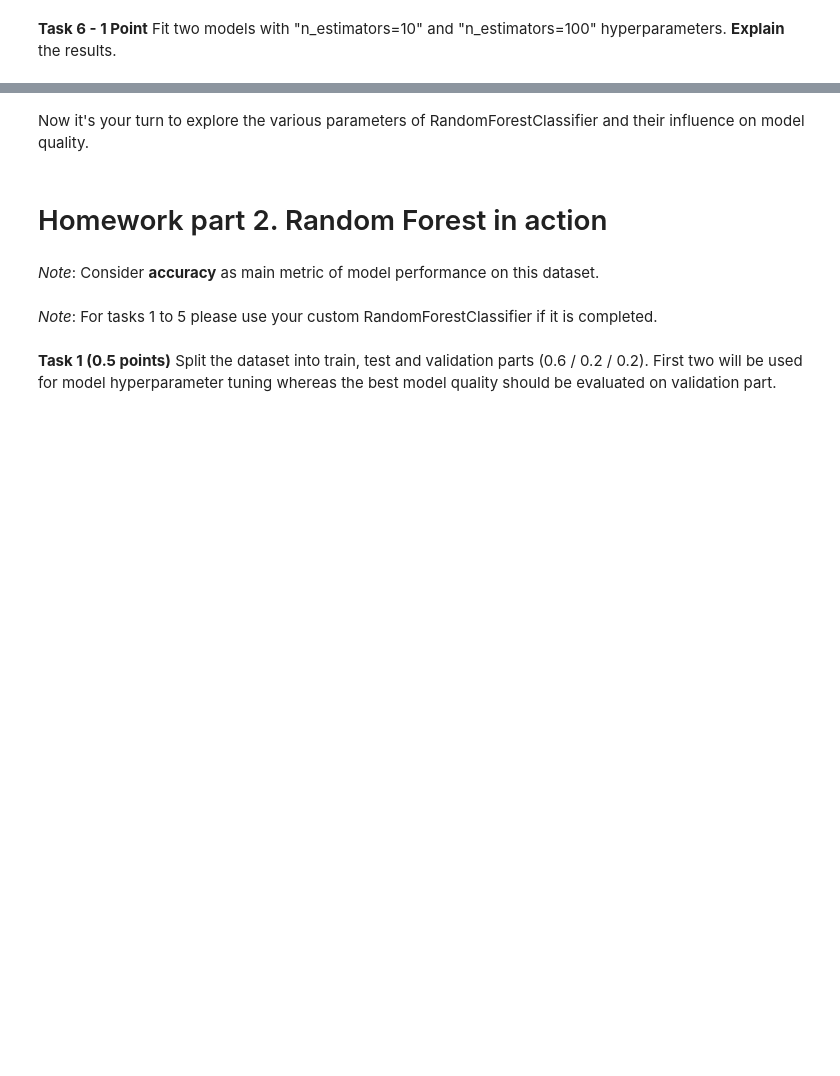
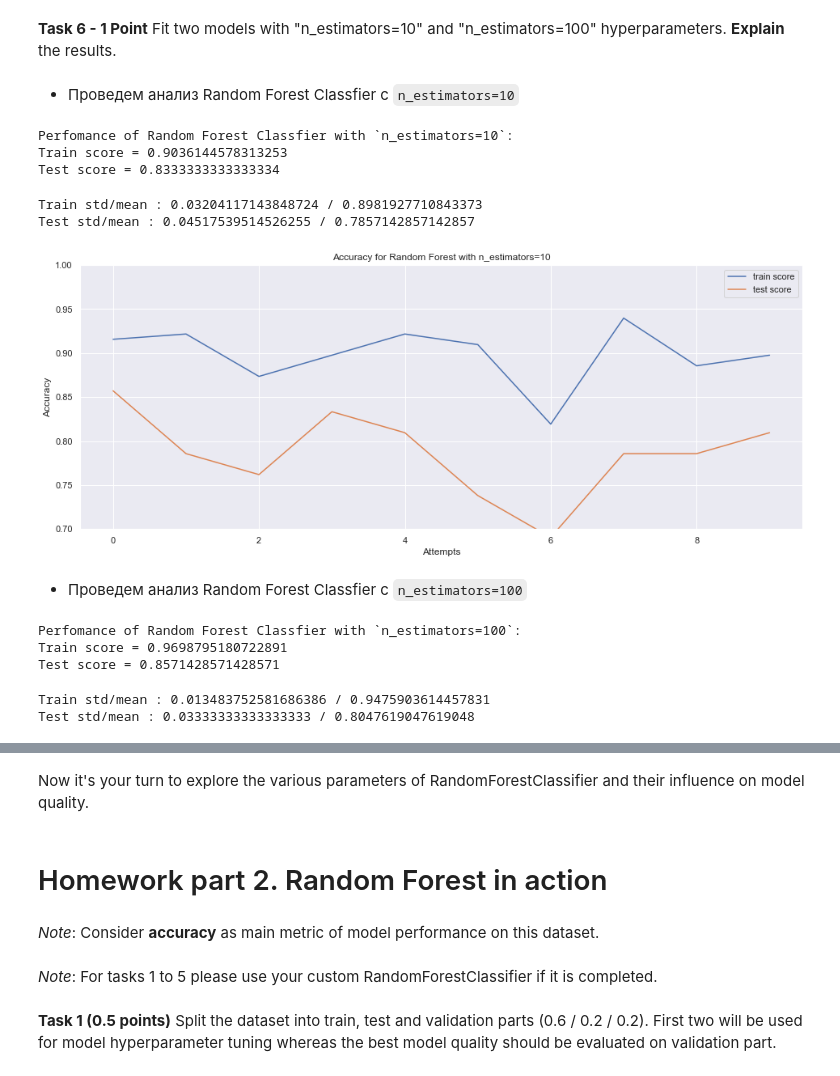
Before and after one commit to aslmyura/ml-python, a Jupyter notebook: 7_trees_and_ensembles/rf_classifier.ipynb, the cells around one changed output, grey strips where cells are left out. Saved outputs shown, nothing was run; the diff lists cells and outputs as text; code cells hidden in the pictures; blank space fills up the shorter version.

```diff
--- a/7_trees_and_ensembles/rf_classifier.ipynb
+++ b/7_trees_and_ensembles/rf_classifier.ipynb
@@ -534,0 +566,60 @@ tests.test_random_forest(RandomForestClassifier)
+# %% [markdown]
+- Проведем анализ Random Forest Classfier c `n_estimators=10`
+# %%
+rfc_10 = RandomForestClassifier(n_estimators=10, max_depth=3)
+rfc_10.fit(X_train, y_train)
+
+train_score_10 = accuracy_score(y_train, rfc_10.predict(X_train.values))
+test_score_10 = accuracy_score(y_test, rfc_10.predict(X_test.values))
+print('Perfomance of Random Forest Classfier with `n_estimators=10`:')
+print(f'Train score = {train_score_10}')
+print(f'Test score = {test_score_10}')
+# %% [output]
+Perfomance of Random Forest Classfier with `n_estimators=10`:
+Train score = 0.9036144578313253
+Test score = 0.8333333333333334
+# %%
+train_score_10_list = np.zeros(10)
+test_score_10_list = np.zeros(10)
+for i in range(10):
+    rfc_10.fit(X_train, y_train)
+    train_score_10_list[i] = accuracy_score(y_train, rfc_10.predict(X_train.values))
+    test_score_10_list[i] = accuracy_score(y_test, rfc_10.predict(X_test.values))
+# %%
+train_score_10_std = np.std(train_score_10_list)
+train_score_10_mean = np.mean(train_score_10_list)
+
+test_score_10_std = np.std(test_score_10_list)
+test_score_10_mean = np.mean(test_score_10_list)
+
+print(f'Train_score std/mean : {train_score_10_std} / {train_score_10_mean}')
+print(f'Test_score std/mean : {test_score_10_std} / {test_score_10_mean}')
+# %% [output]
+Train std/mean : 0.03204117143848724 / 0.8981927710843373
+Test std/mean : 0.04517539514526255 / 0.7857142857142857
+# %%
+plt.plot(train_score_10_list, label='train score')
+plt.plot(test_score_10_list, label='test score')
+plt.title("Accuracy for Random Forest with n_estimators=10")
+plt.xlabel('Attempts')
+plt.ylabel('Accuracy')
+plt.ylim((0.7,1))
+plt.legend()
+plt.show();
+# %% [output]
+[figure, added]
+# %% [markdown]
+- Проведем анализ Random Forest Classfier c `n_estimators=100`
+# %%
+rfc_100 = RandomForestClassifier(n_estimators=100, max_depth=3)
+rfc_100.fit(X_train, y_train)
+
+train_score_100 = accuracy_score(y_train, rfc_100.predict(X_train.values))
+test_score_100 = accuracy_score(y_test, rfc_100.predict(X_test.values))
+print('Perfomance of Random Forest Classfier with `n_estimators=100`:')
+print(f'Train score = {train_score_100}')
+print(f'Test score = {test_score_100}')
+# %% [output]
+Perfomance of Random Forest Classfier with `n_estimators=100`:
+Train score = 0.9698795180722891
+Test score = 0.8571428571428571
@@ -534,0 +633,12 @@ tests.test_random_forest(RandomForestClassifier)
+# %%
+train_score_100_std = np.std(train_score_100_list)
+train_score_100_mean = np.mean(train_score_100_list)
+
+test_score_100_std = np.std(test_score_100_list)
+test_score_100_mean = np.mean(test_score_100_list)
+
+print(f'Train std/mean : {train_score_100_std} / {train_score_100_mean}')
+print(f'Test std/mean : {test_score_100_std} / {test_score_100_mean}')
+# %% [output]
+Train std/mean : 0.013483752581686386 / 0.9475903614457831
+Test std/mean : 0.03333333333333333 / 0.8047619047619048
```
Also changed, not shown: parts of 14 cells of this notebook.
